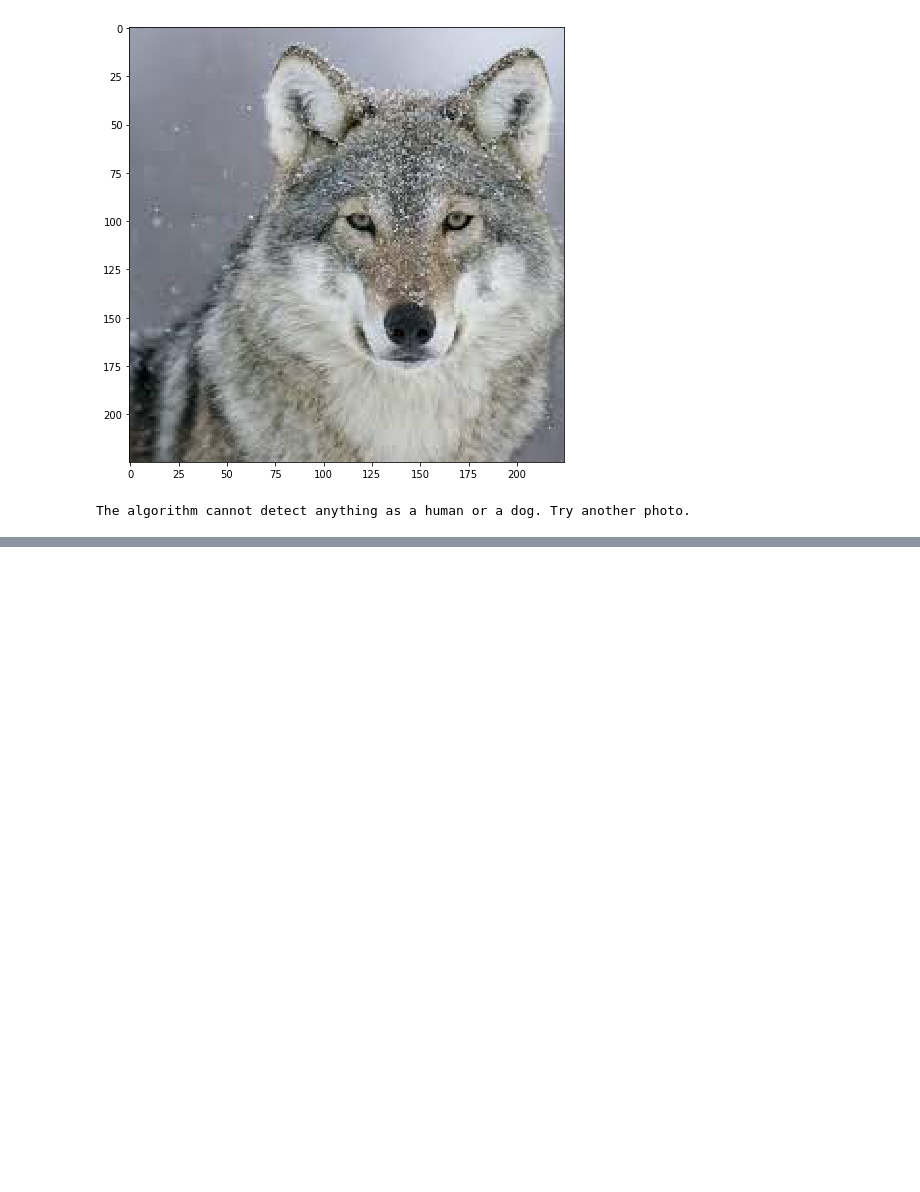
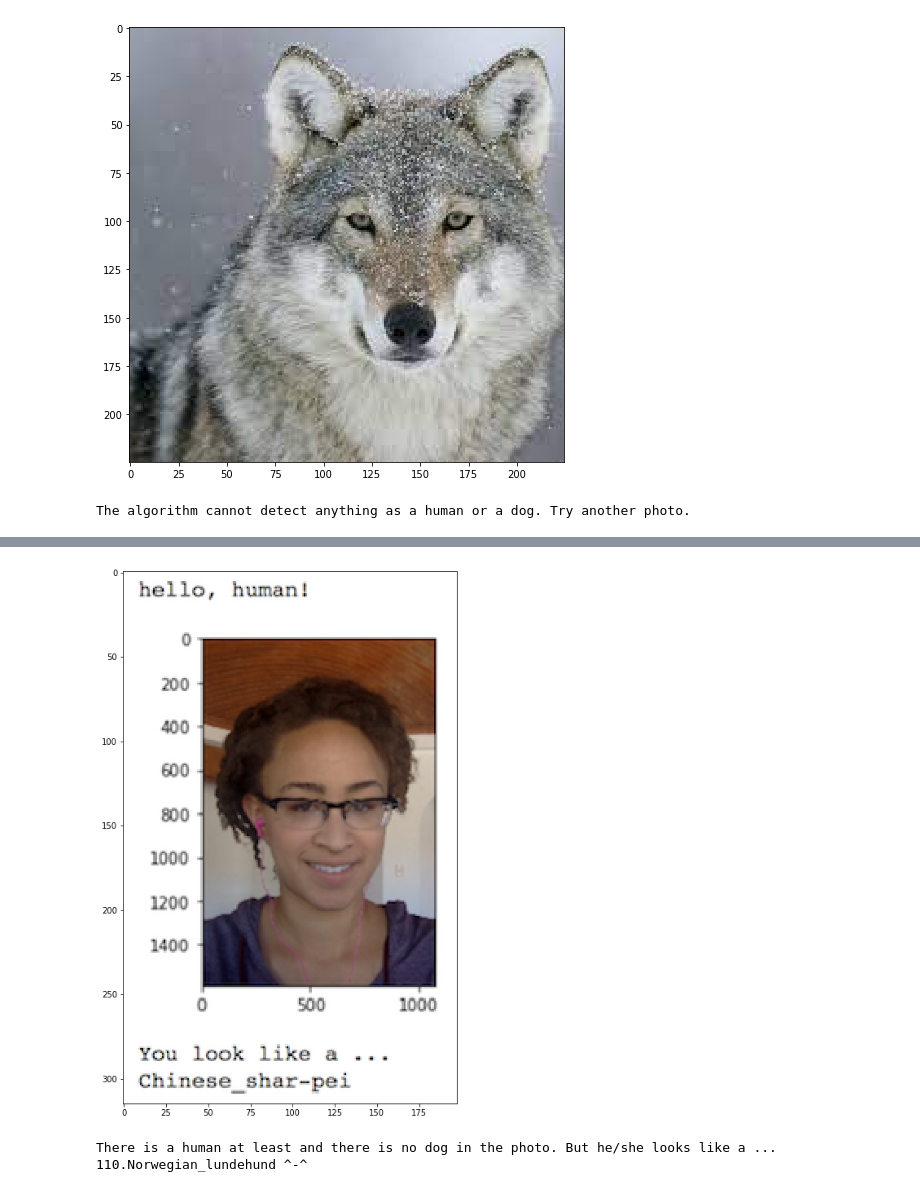
Before and after one commit to giangpham1210/Udacity_Nanodegree_proj4, a Jupyter notebook: dog_app.ipynb, the cells around one changed output, grey strips where cells are left out. Cells and saved outputs as stored; diff of their text form; code cells hidden in the pictures; blank space fills up the shorter version.

```diff
--- a/dog_app.ipynb
+++ b/dog_app.ipynb
@@ -861,0 +877,5 @@ The algorithm cannot detect anything as a human or a dog. Try another photo.
+# %%
+detect_breed("images/sample_human_output.png")
+# %% [output]
+[figure, added]
+There is a human at least and there is no dog in the photo. But he/she looks like a ... 110.Norwegian_lundehund ^-^
```
Also changed, not shown: parts of 12 cells of this notebook.
